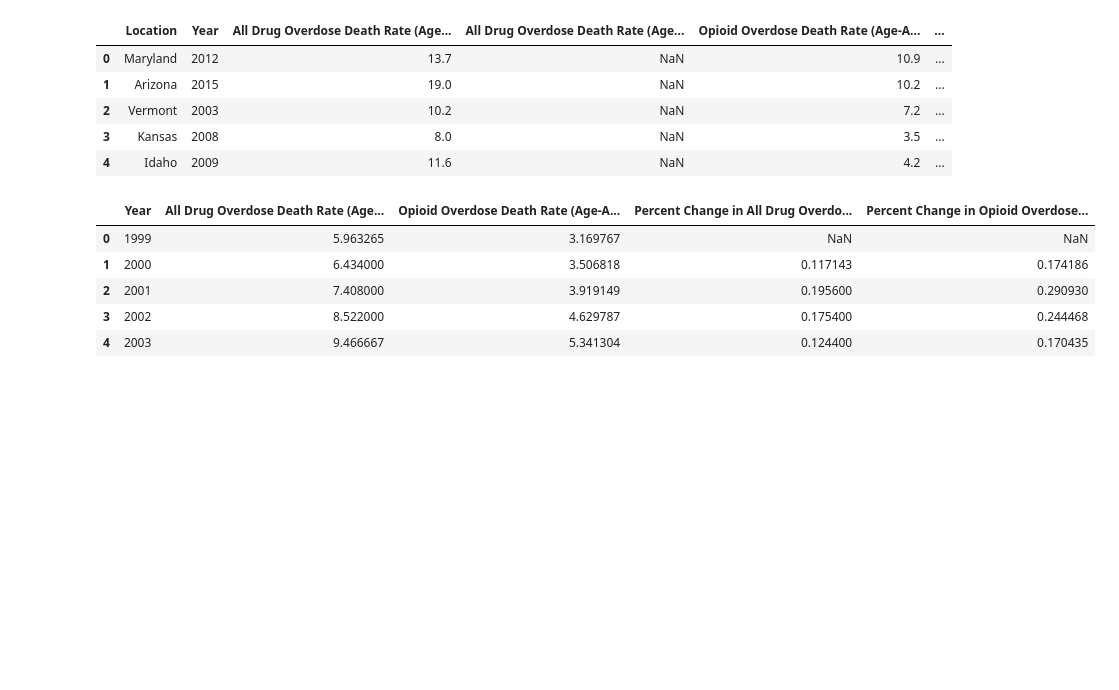
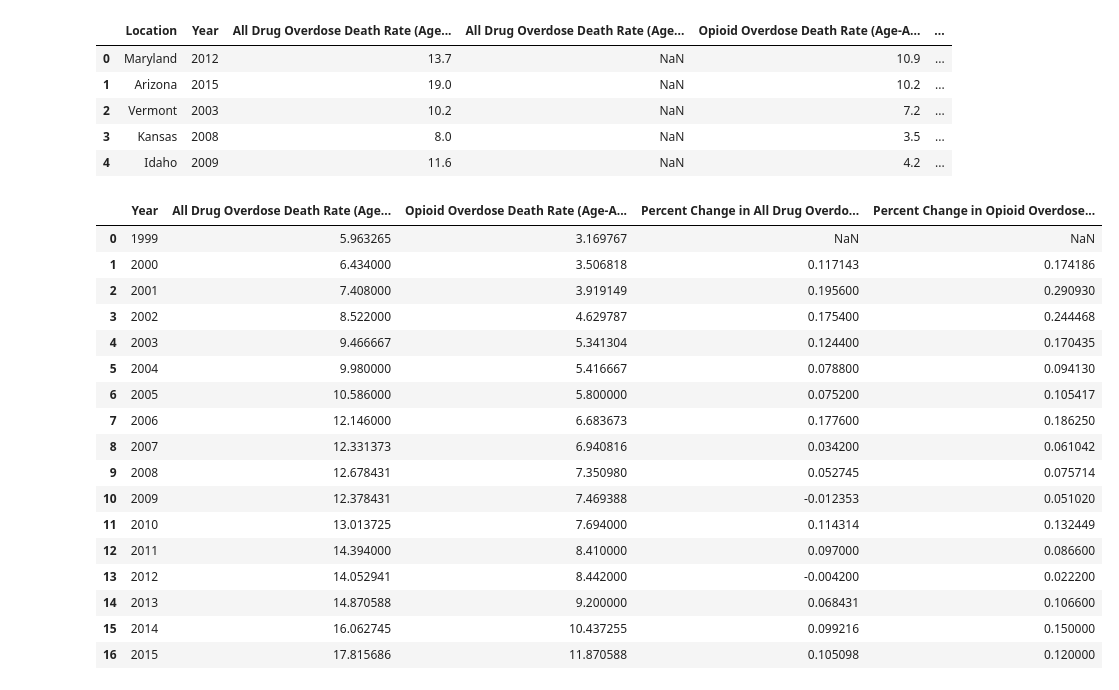
Before and after one commit to Emma-Pang/team_efx_dataproject, a Jupyter notebook: prescription_data/prescriptions_entire_us.ipynb, the cells around one changed output. Drawn from its saved outputs; the diff is of its cells as text; code cells hidden in the pictures; blank space fills up the shorter version.

```diff
--- a/prescription_data/prescriptions_entire_us.ipynb
+++ b/prescription_data/prescriptions_entire_us.ipynb
@@ -27,12 +29,24 @@ overdose_df.head()
 # %%
 #group data by states
 year_overdose = overdose_df.groupby(["Year"]).mean()
 year_overdose=year_overdose.reset_index()
-year_overdose.head()
+year_overdose
 # %% [output]
 |  | Year | All Drug Overdose Death Rate (Age... | Opioid Overdose Death Rate (Age-A... | Percent Change in All Drug Overdo... | Percent Change in Opioid Overdose... |
 | 0 | 1999 | 5.963265 | 3.169767 | NaN | NaN |
 | 1 | 2000 | 6.434000 | 3.506818 | 0.117143 | 0.174186 |
 | 2 | 2001 | 7.408000 | 3.919149 | 0.195600 | 0.290930 |
 | 3 | 2002 | 8.522000 | 4.629787 | 0.175400 | 0.244468 |
 | 4 | 2003 | 9.466667 | 5.341304 | 0.124400 | 0.170435 |
+| 5 | 2004 | 9.980000 | 5.416667 | 0.078800 | 0.094130 |
+| 6 | 2005 | 10.586000 | 5.800000 | 0.075200 | 0.105417 |
+| 7 | 2006 | 12.146000 | 6.683673 | 0.177600 | 0.186250 |
+| 8 | 2007 | 12.331373 | 6.940816 | 0.034200 | 0.061042 |
+| 9 | 2008 | 12.678431 | 7.350980 | 0.052745 | 0.075714 |
+| 10 | 2009 | 12.378431 | 7.469388 | -0.012353 | 0.051020 |
+| 11 | 2010 | 13.013725 | 7.694000 | 0.114314 | 0.132449 |
+| 12 | 2011 | 14.394000 | 8.410000 | 0.097000 | 0.086600 |
+| 13 | 2012 | 14.052941 | 8.442000 | -0.004200 | 0.022200 |
+| 14 | 2013 | 14.870588 | 9.200000 | 0.068431 | 0.106600 |
+| 15 | 2014 | 16.062745 | 10.437255 | 0.099216 | 0.150000 |
+| 16 | 2015 | 17.815686 | 11.870588 | 0.105098 | 0.120000 |
```
Also changed, not shown: parts of 5 cells of this notebook.
